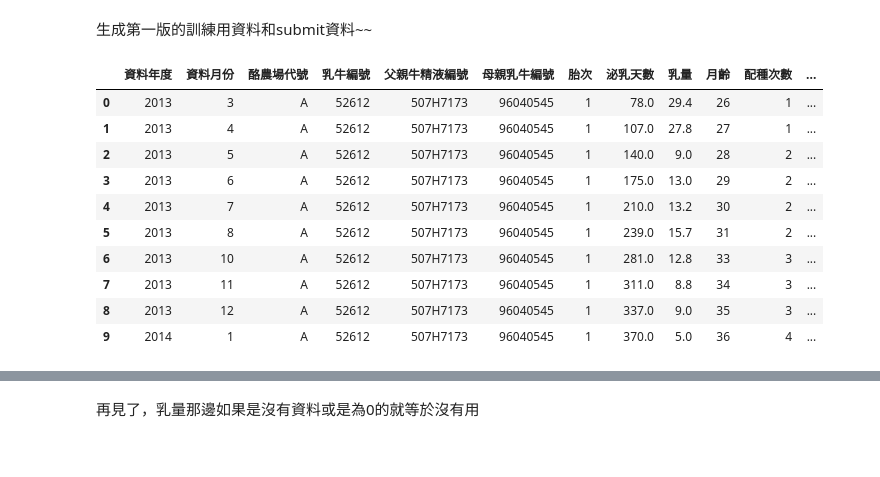
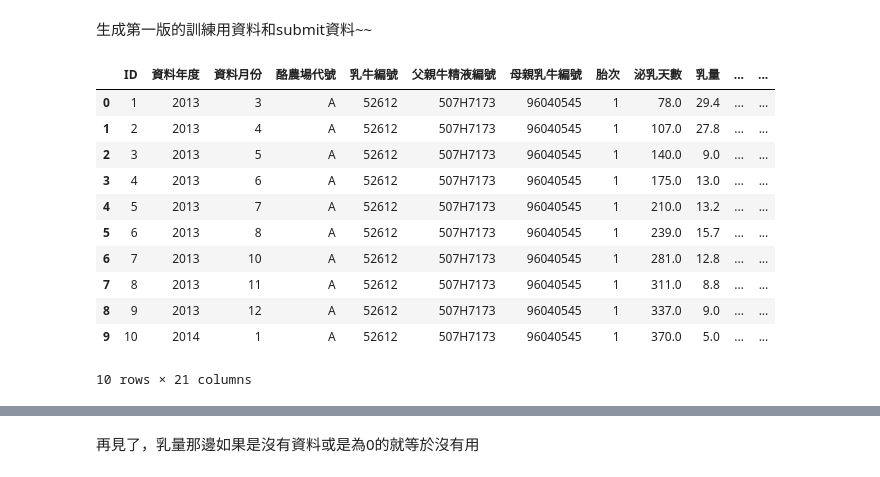
Before and after one commit to ChengYao0209/ALdea_milk, a Jupyter notebook: 牛牛.ipynb, the cells around one changed output, grey strips where cells are left out. Saved outputs shown, nothing was run; the diff lists cells and outputs as text; code cells hidden in the pictures.

```diff
--- a/牛牛.ipynb
+++ b/牛牛.ipynb
@@ -147,49 +89,56 @@ sub_data.head(10)
 # %% [markdown]
 生成第一版的訓練用資料和submit資料~~
 # %%
-train_data=pd.DataFrame(data=report,columns=["2","3","4","5","6","7","9","10","11","14","18","21",'season','year','Sick','weight'])
-sub_data=pd.DataFrame(data=sub_data,columns=["2","3","4","5","6","7","9","10","14","18","21",'season','year','Sick','weight'])
+train_data=pd.DataFrame(data=report,columns=["1","2","3","4","5","6","7","9","10","11","12","14","18","19","21",'season','year','Sick','weight',"days","borns"])
+sub_data=pd.DataFrame(data=sub_data,columns=["1","2","3","4","5","6","7","9","10","12","14","18","19","21",'season','year','Sick','weight',"days","borns"])
 train_data=train_data.rename(columns={
+    "1":"ID",
     "2":"資料年度",
     "3":"資料月份",
     "4":"酪農場代號",
     "5":"乳牛編號",
     "6":"父親牛精液編號",
     "7":"母親乳牛編號",
     "9":"胎次",
     "10":"泌乳天數",
     "11":"乳量",
+    "12":"最近分娩日期",
     "14":"月齡",
     "18":"配種次數",
+    "19":"前次分娩日期",
     "21":"第一次配種精液",
 })
-sub_data=sub_data.rename(columns={
+submit_data=sub_data.rename(columns={
+    "1":"ID",
     "2":"資料年度",
     "3":"資料月份",
     "4":"酪農場代號",
     "5":"乳牛編號",
     "6":"父親牛精液編號",
     "7":"母親乳牛編號",
     "9":"胎次",
     "10":"泌乳天數",
+    "12":"最近分娩日期",
     "14":"月齡",
     "18":"配種次數",
+    "19":"前次分娩日期",
     "21":"第一次配種精液",
 })
 
 
 train_data.head(10)
 # %% [output]
-|  | 資料年度 | 資料月份 | 酪農場代號 | 乳牛編號 | 父親牛精液編號 | 母親乳牛編號 | 胎次 | 泌乳天數 | 乳量 | 月齡 | 配種次數 | ... |
-| 0 | 2013 | 3 | A | 52612 | 507H7173 | 96040545 | 1 | 78.0 | 29.4 | 26 | 1 | ... |
-| 1 | 2013 | 4 | A | 52612 | 507H7173 | 96040545 | 1 | 107.0 | 27.8 | 27 | 1 | ... |
-| 2 | 2013 | 5 | A | 52612 | 507H7173 | 96040545 | 1 | 140.0 | 9.0 | 28 | 2 | ... |
-| 3 | 2013 | 6 | A | 52612 | 507H7173 | 96040545 | 1 | 175.0 | 13.0 | 29 | 2 | ... |
-| 4 | 2013 | 7 | A | 52612 | 507H7173 | 96040545 | 1 | 210.0 | 13.2 | 30 | 2 | ... |
-| 5 | 2013 | 8 | A | 52612 | 507H7173 | 96040545 | 1 | 239.0 | 15.7 | 31 | 2 | ... |
-| 6 | 2013 | 10 | A | 52612 | 507H7173 | 96040545 | 1 | 281.0 | 12.8 | 33 | 3 | ... |
-| 7 | 2013 | 11 | A | 52612 | 507H7173 | 96040545 | 1 | 311.0 | 8.8 | 34 | 3 | ... |
-| 8 | 2013 | 12 | A | 52612 | 507H7173 | 96040545 | 1 | 337.0 | 9.0 | 35 | 3 | ... |
-| 9 | 2014 | 1 | A | 52612 | 507H7173 | 96040545 | 1 | 370.0 | 5.0 | 36 | 4 | ... |
+|  | ID | 資料年度 | 資料月份 | 酪農場代號 | 乳牛編號 | 父親牛精液編號 | 母親乳牛編號 | 胎次 | 泌乳天數 | 乳量 | ... | ... |
+| 0 | 1 | 2013 | 3 | A | 52612 | 507H7173 | 96040545 | 1 | 78.0 | 29.4 | ... | ... |
+| 1 | 2 | 2013 | 4 | A | 52612 | 507H7173 | 96040545 | 1 | 107.0 | 27.8 | ... | ... |
+| 2 | 3 | 2013 | 5 | A | 52612 | 507H7173 | 96040545 | 1 | 140.0 | 9.0 | ... | ... |
+| 3 | 4 | 2013 | 6 | A | 52612 | 507H7173 | 96040545 | 1 | 175.0 | 13.0 | ... | ... |
+| 4 | 5 | 2013 | 7 | A | 52612 | 507H7173 | 96040545 | 1 | 210.0 | 13.2 | ... | ... |
+| 5 | 6 | 2013 | 8 | A | 52612 | 507H7173 | 96040545 | 1 | 239.0 | 15.7 | ... | ... |
+| 6 | 7 | 2013 | 10 | A | 52612 | 507H7173 | 96040545 | 1 | 281.0 | 12.8 | ... | ... |
+| 7 | 8 | 2013 | 11 | A | 52612 | 507H7173 | 96040545 | 1 | 311.0 | 8.8 | ... | ... |
+| 8 | 9 | 2013 | 12 | A | 52612 | 507H7173 | 96040545 | 1 | 337.0 | 9.0 | ... | ... |
+| 9 | 10 | 2014 | 1 | A | 52612 | 507H7173 | 96040545 | 1 | 370.0 | 5.0 | ... | ... |
+10 rows × 21 columns
 # %%
 
```
Also changed, not shown: parts of 97 cells of this notebook.
